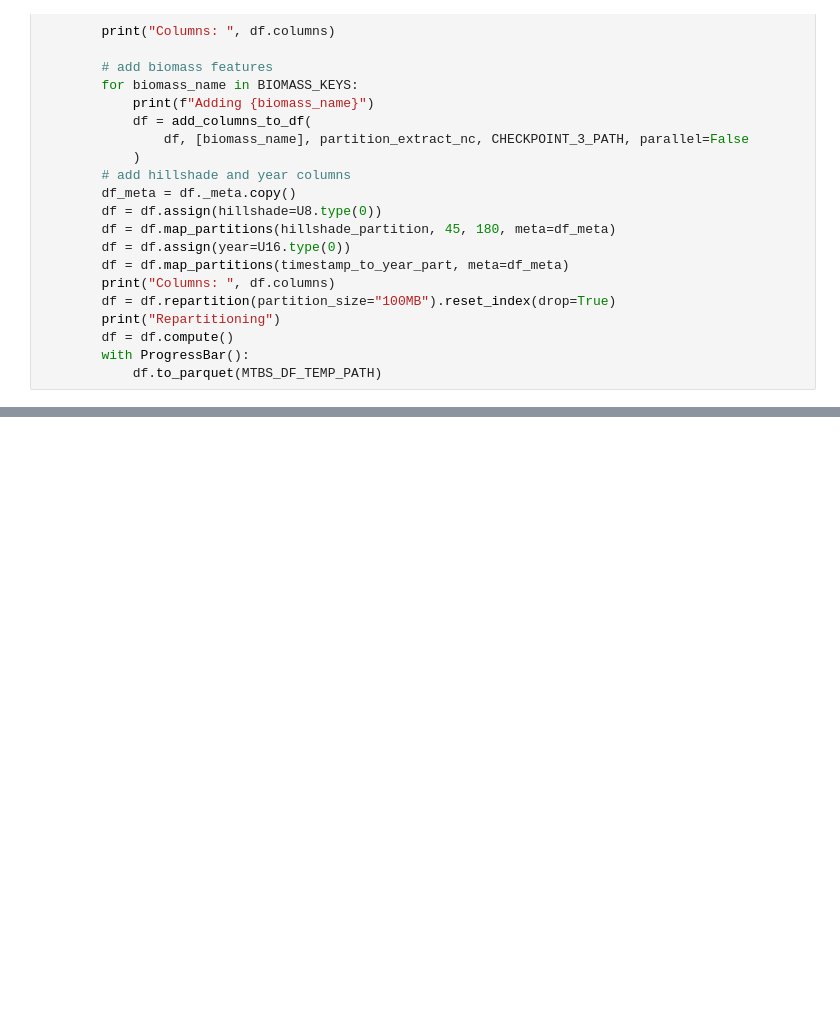
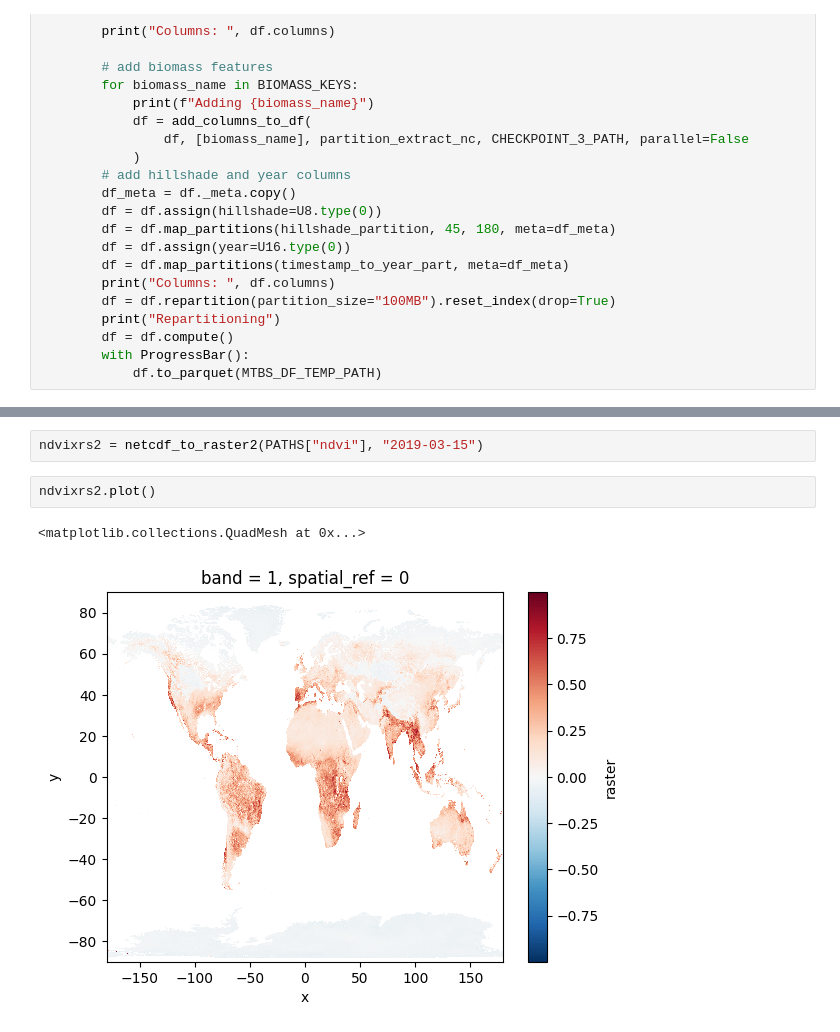
Before and after one commit to cake-dev/FireLab, a Jupyter notebook: Project/data_notebook.ipynb, the cells around one changed output, grey strips where cells are left out. Drawn from its saved outputs; the diff is of its cells as text; blank space fills up the shorter version.

```diff
--- a/Project/data_notebook.ipynb
+++ b/Project/data_notebook.ipynb
@@ -477,0 +528,7 @@ if __name__ == "__main__":
+# %%
+ndvixrs2 = netcdf_to_raster2(PATHS["ndvi"], "2019-03-15")
+# %%
+ndvixrs2.plot()
+# %% [output]
+<matplotlib.collections.QuadMesh at 0x...>
+[figure, added]
```
Also changed, not shown: parts of 2 cells of this notebook, 1 other file.
